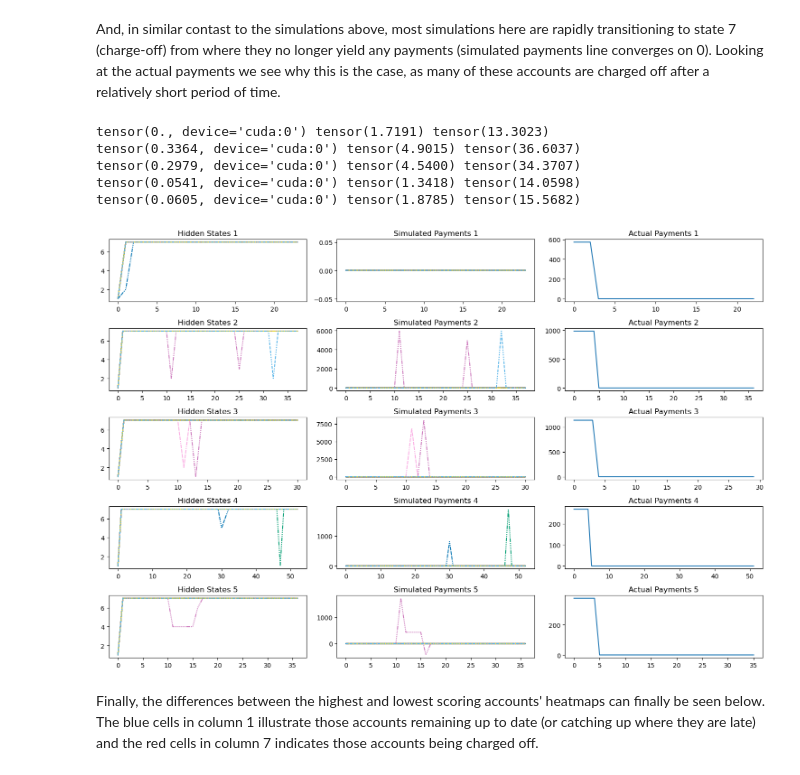
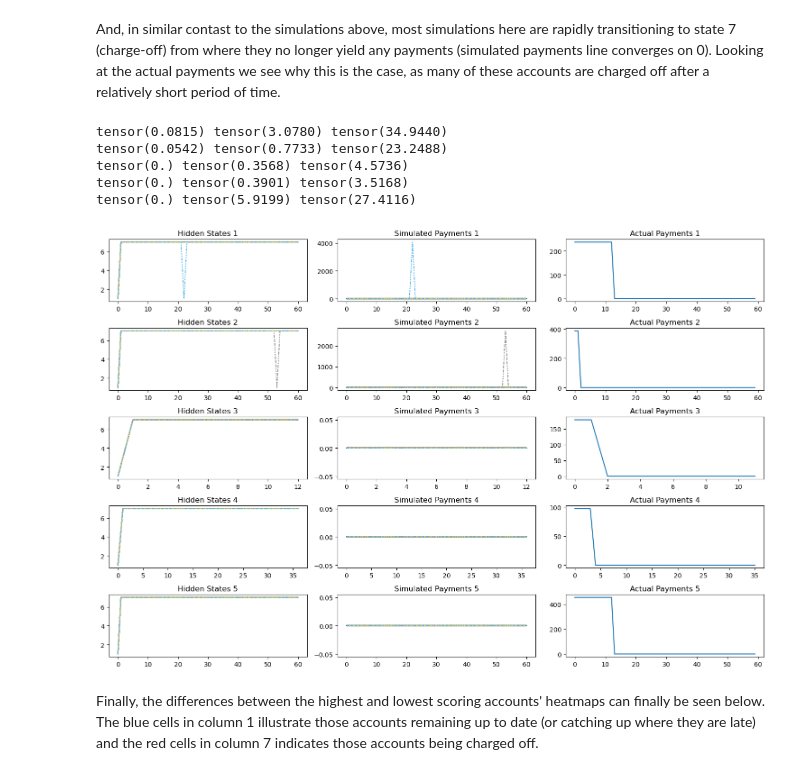
Before and after one commit to warner121/monteloanco, a Jupyter notebook: model.ipynb, the cells around one changed output. Cells and saved outputs as stored; diff of their text form; code cells hidden in the pictures.

```diff
--- a/model.ipynb
+++ b/model.ipynb
@@ -133,3 +132,11 @@ dataset = Dataset(df_train[df_train.cancelled==False].sample(frac=0.005))
+# %%
+from torch.utils.data import TensorDataset
+from torch.nn.utils.rnn import pad_sequence
+
+dataset = TensorDataset(
+    torch.tensor(df_train.index),
+    pad_sequence(df_train.installment, batch_first=True, padding_value=0.),
+    pad_sequence(df_train.pymnt, batch_first=True, padding_value=0.))
 # %% [markdown]
 With the dataset batches defined it's time to run the optimisation process, and tune the parameters. The loss here is the difference between the anticipated payment and that that was made, for every account, up to and including each timestep in the sequence.
 # %%
@@ -150,14 +157,14 @@ optimizer = pyro.optim.Adam({"lr": 0.01})
 svi = pyro.infer.SVI(model=model, guide=guide, optim=optimizer, loss=pyro.infer.Trace_ELBO())
 
 # Run inference
-batch_size = 384 * 32
+batch_size = 2560 * 32
 num_batches = np.ceil(dataset.__len__() / batch_size)
 num_iterations = 5_000
 with tqdm(total=num_iterations, desc="Epochs", position=0) as epoch_pbar:
     for step in range(num_iterations):
     #with tqdm(total=num_batches, desc=f"Epoch {step + 1}", position=1, leave=False) as batch_pbar:
         losses = []
-        for batchidx, (idx, length, installments, pymnts) in enumerate(DataLoader(dataset, batch_size=batch_size, shuffle=False, num_workers=1, collate_fn=collate_fn)):
+        for batchidx, (idx, installments, pymnts) in enumerate(DataLoader(dataset, batch_size=batch_size, shuffle=False, num_workers=1)):
             losses.append(svi.step(
                 batchidx=batchidx,
                 idx=idx.to(device),
@@ -189,5 +196,9 @@ Wall time: 1h 39min 18s
 # %% [markdown]
 Above you can see the progress made by the optimiser in reducing the loss. Now we can take a look at some results, and sense-check the outcome. First we'll look at the (average) transition matrix itself seeing this is what lies at the core of the model. Hopefully you can see the similarities between this and the demo I made above.
+# %%
+model.cpu()
+model.device = 'cpu'
+device = 'cpu'
 # %%
 tmat = model.embeddings(torch.arange(dataset.__len__()).to(device))
 tmat = model.linear1(tmat)
@@ -230,12 +241,12 @@ The hidden state diagrams below tell a strong story for the accounts with the hi
 fig, axes = plt.subplots(5, 3, figsize=(15, 10))
 for i, axs in enumerate(axes):
     idx = max_indices[i].item()
-    idx, length, installments, pymnts = dataset.__getitem__(idx)
-    hidden_states, sim_pymnts = model.to(device).forward(0, torch.tensor([idx], dtype=torch.int).to(device).repeat(50), installments.to(device).repeat(50, 1), scaling_factor, pymnts.to(device).repeat(50, 1))
-    print(sim_pymnts.sum(0).mean(), pymnts.sum(), installments.sum())
-    sns.lineplot(hidden_states.to('cpu').detach().numpy(), ax=axs[0], palette='colorblind', legend=False)
-    sns.lineplot(sim_pymnts.to('cpu').detach().numpy()*scaling_factor, ax=axs[1], palette='colorblind', legend=False)
-    sns.lineplot(pymnts.to('cpu').detach().numpy()*scaling_factor, ax=axs[2], legend=False)
+    loan = df_train.iloc[idx].to_dict()
+    hidden_states, sim_pymnts = model.forward(0, torch.tensor([idx]).repeat(50), loan['installment'].repeat(50, 1), scaling_factor)
+    print(sim_pymnts.sum(0).mean(), loan['pymnt'].sum(), loan['installment'].sum())
+    sns.lineplot(hidden_states.detach().numpy(), ax=axs[0], palette='colorblind', legend=False)
+    sns.lineplot(sim_pymnts.detach().numpy()*scaling_factor, ax=axs[1], palette='colorblind', legend=False)
+    sns.lineplot(loan['pymnt'].detach().numpy()*scaling_factor, ax=axs[2], legend=False)
     axs[0].set_title(f"Hidden States {i+1}")
     axs[1].set_title(f"Simulated Payments {i+1}")
     axs[2].set_title(f"Actual Payments {i+1}")
@@ -266,25 +277,25 @@ And, in similar contast to the simulations above, most simulations here are rapi
 # %%
 fig, axes = plt.subplots(5, 3, figsize=(15, 10))
 for i, axs in enumerate(axes):
     idx = min_indices[i].item()
-    idx, length, installments, pymnts = dataset.__getitem__(idx)
-    hidden_states, sim_pymnts = model.to(device).forward(0, torch.tensor([idx], dtype=torch.int).to(device).repeat(50), installments.to(device).repeat(50, 1), scaling_factor, pymnts.to(device).repeat(50, 1))
-    print(sim_pymnts.sum(0).mean(), pymnts.sum(), installments.sum())
-    sns.lineplot(hidden_states.to('cpu').detach().numpy(), ax=axs[0], palette='colorblind', legend=False)
-    sns.lineplot(sim_pymnts.to('cpu').detach().numpy()*scaling_factor, ax=axs[1], palette='colorblind', legend=False)
-    sns.lineplot(pymnts.to('cpu').detach().numpy()*scaling_factor, ax=axs[2], legend=False)
+    loan = df_train.iloc[idx].to_dict()
+    hidden_states, sim_pymnts = model.forward(0, torch.tensor([idx]).repeat(50), loan['installment'].repeat(50, 1), scaling_factor)
+    print(sim_pymnts.sum(0).mean(), loan['pymnt'].sum(), loan['installment'].sum())
+    sns.lineplot(hidden_states.detach().numpy(), ax=axs[0], palette='colorblind', legend=False)
+    sns.lineplot(sim_pymnts.detach().numpy()*scaling_factor, ax=axs[1], palette='colorblind', legend=False)
+    sns.lineplot(loan['pymnt'].detach().numpy()*scaling_factor, ax=axs[2], legend=False)
     axs[0].set_title(f"Hidden States {i+1}")
     axs[1].set_title(f"Simulated Payments {i+1}")
     axs[2].set_title(f"Actual Payments {i+1}")
 plt.tight_layout()
 plt.show()
 # %% [output]
-tensor(0., device='cuda:0') tensor(1.7191) tensor(13.3023)
-tensor(0.3364, device='cuda:0') tensor(4.9015) tensor(36.6037)
-tensor(0.2979, device='cuda:0') tensor(4.5400) tensor(34.3707)
-tensor(0.0541, device='cuda:0') tensor(1.3418) tensor(14.0598)
-tensor(0.0605, device='cuda:0') tensor(1.8785) tensor(15.5682)
+tensor(0.0815) tensor(3.0780) tensor(34.9440)
+tensor(0.0542) tensor(0.7733) tensor(23.2488)
+tensor(0.) tensor(0.3568) tensor(4.5736)
+tensor(0.) tensor(0.3901) tensor(3.5168)
+tensor(0.) tensor(5.9199) tensor(27.4116)
-[figure, old version]
+[figure, new version]
 # %% [markdown]
 Finally, the differences between the highest and lowest scoring accounts' heatmaps can finally be seen below. The blue cells in column 1 illustrate those accounts remaining up to date (or catching up where they are late) and the red cells in column 7 indicates those accounts being charged off.
 # %%
```
Also changed, not shown: parts of 18 cells of this notebook, 1 other file.
